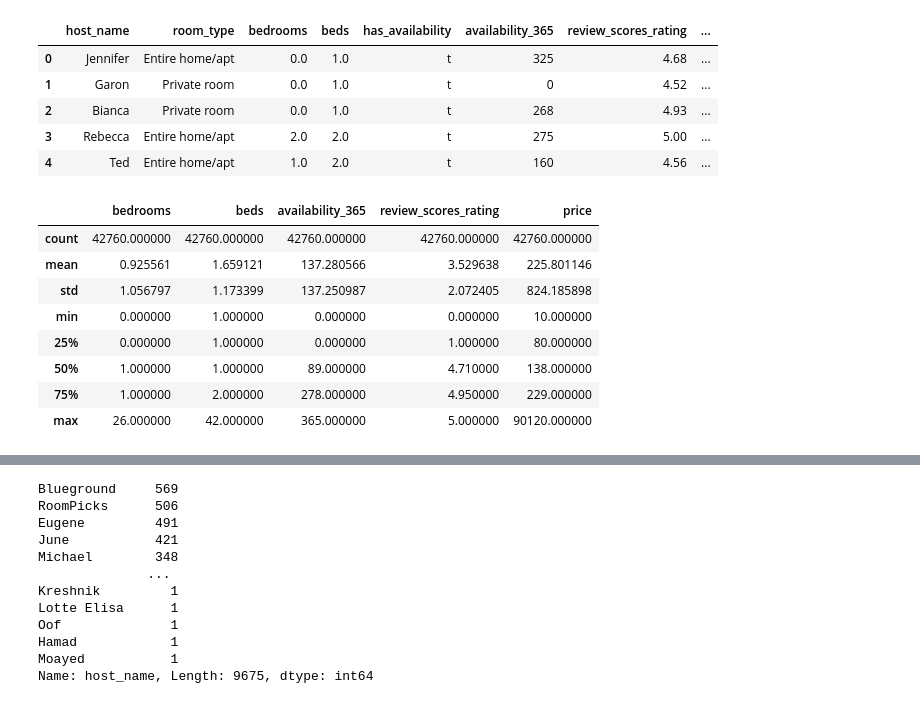
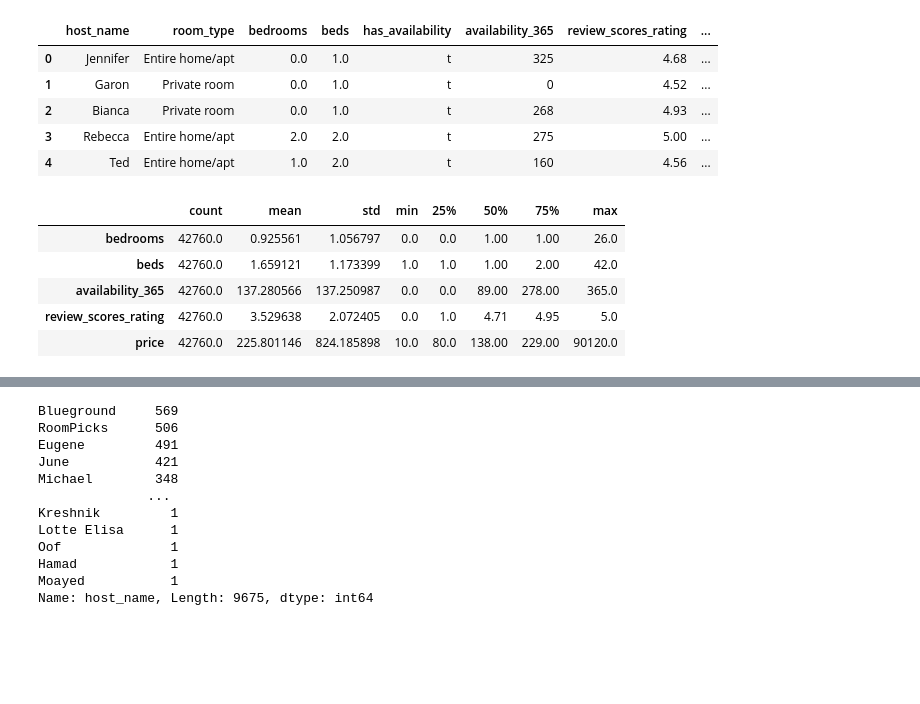
Before and after one commit to Veto2922/Airbnb-Listing-EDA, a Jupyter notebook: Airbnb_EDA.ipynb, the cells around one changed output, grey strips where cells are left out. Cells and saved outputs as stored; diff of their text form; code cells hidden in the pictures; blank space fills up the shorter version.

```diff
--- a/Airbnb_EDA.ipynb
+++ b/Airbnb_EDA.ipynb
@@ -322,14 +322,11 @@ df2.head()
 | 3 | Rebecca | Entire home/apt | 2.0 | 2.0 | t | 275 | 5.00 | ... |
 | 4 | Ted | Entire home/apt | 1.0 | 2.0 | t | 160 | 4.56 | ... |
 # %%
-df2.describe()
+df2.describe().transpose()
 # %% [output]
-|  | bedrooms | beds | availability_365 | review_scores_rating | price |
-| count | 42760.000000 | 42760.000000 | 42760.000000 | 42760.000000 | 42760.000000 |
-| mean | 0.925561 | 1.659121 | 137.280566 | 3.529638 | 225.801146 |
-| std | 1.056797 | 1.173399 | 137.250987 | 2.072405 | 824.185898 |
-| min | 0.000000 | 1.000000 | 0.000000 | 0.000000 | 10.000000 |
-| 25% | 0.000000 | 1.000000 | 0.000000 | 1.000000 | 80.000000 |
-| 50% | 1.000000 | 1.000000 | 89.000000 | 4.710000 | 138.000000 |
-| 75% | 1.000000 | 2.000000 | 278.000000 | 4.950000 | 229.000000 |
-| max | 26.000000 | 42.000000 | 365.000000 | 5.000000 | 90120.000000 |
+|  | count | mean | std | min | 25% | 50% | 75% | max |
+| bedrooms | 42760.0 | 0.925561 | 1.056797 | 0.0 | 0.0 | 1.00 | 1.00 | 26.0 |
+| beds | 42760.0 | 1.659121 | 1.173399 | 1.0 | 1.0 | 1.00 | 2.00 | 42.0 |
+| availability_365 | 42760.0 | 137.280566 | 137.250987 | 0.0 | 0.0 | 89.00 | 278.00 | 365.0 |
+| review_scores_rating | 42760.0 | 3.529638 | 2.072405 | 0.0 | 1.0 | 4.71 | 4.95 | 5.0 |
+| price | 42760.0 | 225.801146 | 824.185898 | 10.0 | 80.0 | 138.00 | 229.00 | 90120.0 |
```
Also changed, not shown: parts of 40 cells of this notebook.
